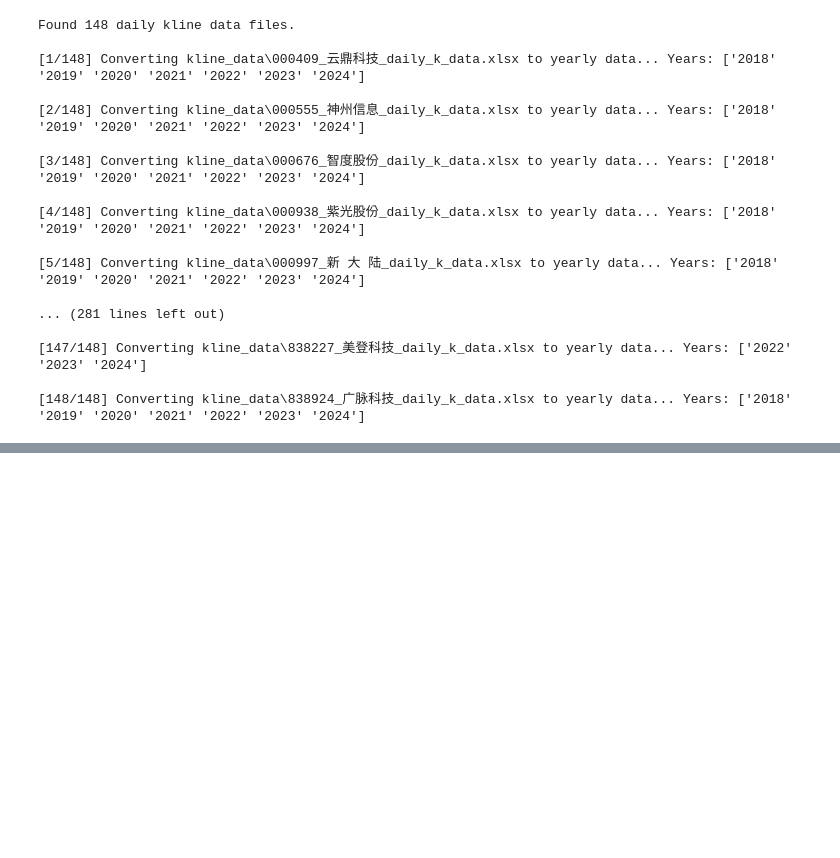
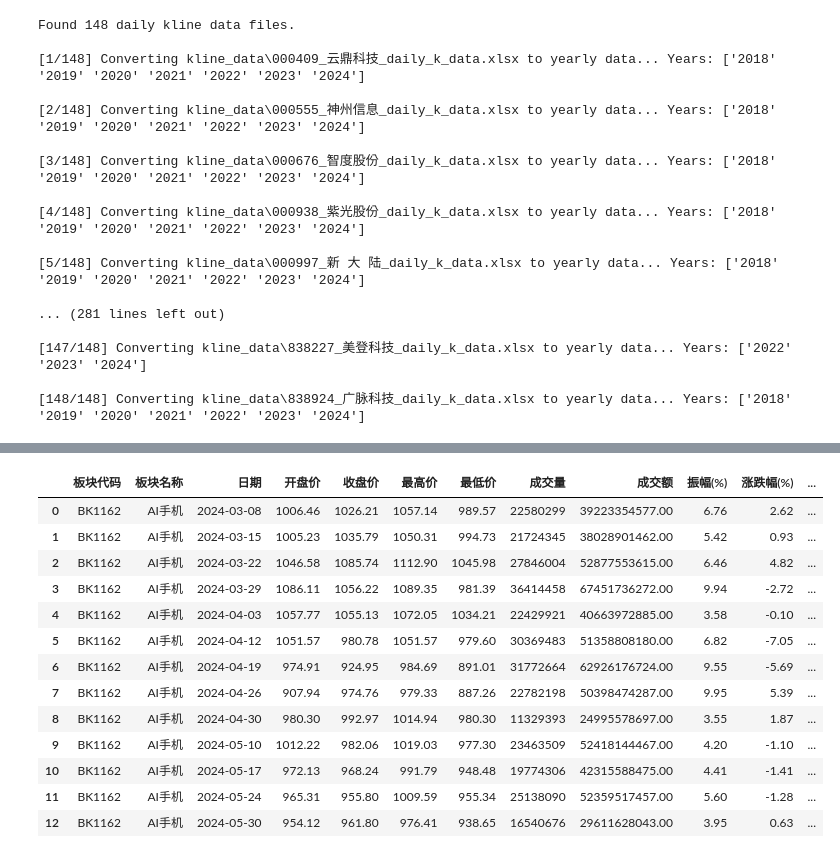
Before and after one commit to R3c0ger/crawling-analysis-and-modeling-of-stock-data, a Jupyter notebook: stock_crawler.ipynb, the cells around one changed output, grey strips where cells are left out. Drawn from its saved outputs; the diff is of its cells as text; code cells hidden in the pictures; blank space fills up the shorter version.

Commit message:
feat: add fetch_category_weekly_k_data

```diff
--- a/stock_crawler.ipynb
+++ b/stock_crawler.ipynb
@@ -291,0 +292,67 @@ Found 148 daily kline data files.
+# %%
+def fetch_category_weekly_k_data(
+        category_code,
+        start_date='2018-01-01',
+        end_date=None,
+        fq=1):
+    """
+    获取指定行业/概念/地域板块的周K线数据。
+    :param category_code: 行业/概念/地域板块代码，如'0447'（互联网服务）、'0918'（特高压）
+    :param start_date: 开始日期，字符串格式，默认为'2018-01-01'
+    :param end_date: 结束日期，字符串格式，默认为当前日期
+    :param fq: 复权类型，1为前复权，2为后复权，默认为1
+    :return: 包含周K线数据的DataFrame
+    """
+    start_date = datetime.strptime(start_date, "%Y-%m-%d").strftime("%Y%m%d")
+    if end_date is None:  # 如果未指定结束日期，则默认为今天
+        end_date = datetime.now().strftime('%Y%m%d')
+    print(f"Fetching data from {start_date} to {end_date} for category {category_code}...")
+
+    # 所需字段
+    columns = [
+        '板块代码', '板块名称', '日期', '开盘价', '收盘价', '最高价', '最低价',
+        '成交量', '成交额', '振幅(%)', '涨跌幅(%)', '涨跌额', '换手率(%)',
+    ]
+
+    # 请求API获取部分数据
+    base_url = "https://push2his.eastmoney.com/api/qt/stock/kline/get?"
+    # secid字段：90.代表板块，.后面跟随板块代码
+    secid_fields1 = f"secid=90.BK{category_code}&fields1=f1,f2,f3,f4,f5,f6&"
+    # fields2字段：f51: 日期；f52: 开盘价；f53: 收盘价；f54: 最高价；f55: 最低价；
+    #   f56: 成交量；f57: 成交额；f58: 振幅；f59: 涨跌幅；f60: 涨跌额；f61: 换手率；
+    fields2 = "fields2=f51,f52,f53,f54,f55,f56,f57,f58,f59,f60,f61&"
+    klt_fqt_beg_end = f"klt=102&fqt={fq}&beg={start_date}&end={end_date}"  # 周K，klt=102
+    url_api = base_url + secid_fields1 + fields2 + klt_fqt_beg_end
+    print(f"Fetching from URL: {url_api}")
+    response = requests.get(url_api)
+    response.raise_for_status()
+    data = response.json()
+
+    # 从API返回的数据中提取部分所需字段
+    try:
+        klines_data = data['data']['klines']
+    except Exception as e:
+        print(f"Error: {e}\nPlease check category code or any other parameters.")
+        return None
+    # print(klines_data)
+    category_code = data['data']['code']
+    category_name = data['data']['name']
+    klines_table = []
+    for kline in klines_data:
+        kline = kline.split(',')
+        kline = [category_code, category_name] + kline
+        klines_table.append(kline)
+    # print(klines_table[:5])
+    klines_table = pd.DataFrame(klines_table, columns=columns)
+
+    # 保存数据到excel文件
+    try:
+        klines_table.to_excel(f"{category_code}_{category_name}_weekly_k_data.xlsx", index=False)
+        print(f"Data saved to {category_code}_{category_name}_weekly_k_data.xlsx successfully.\n")
+    except Exception as e:
+        print(f"Error: {e}\nPlease check if the file is open and close it before running the script again.")
+    return klines_table
+
+
+fetch_category_weekly_k_data('1162')
+# %% [output]
@@ -291,0 +362,14 @@ Found 148 daily kline data files.
+|  | 板块代码 | 板块名称 | 日期 | 开盘价 | 收盘价 | 最高价 | 最低价 | 成交量 | 成交额 | 振幅(%) | 涨跌幅(%) | ... |
+| 0 | BK1162 | AI手机 | 2024-03-08 | 1006.46 | 1026.21 | 1057.14 | 989.57 | 22580299 | 39223354577.00 | 6.76 | 2.62 | ... |
+| 1 | BK1162 | AI手机 | 2024-03-15 | 1005.23 | 1035.79 | 1050.31 | 994.73 | 21724345 | 38028901462.00 | 5.42 | 0.93 | ... |
+| 2 | BK1162 | AI手机 | 2024-03-22 | 1046.58 | 1085.74 | 1112.90 | 1045.98 | 27846004 | 52877553615.00 | 6.46 | 4.82 | ... |
+| 3 | BK1162 | AI手机 | 2024-03-29 | 1086.11 | 1056.22 | 1089.35 | 981.39 | 36414458 | 67451736272.00 | 9.94 | -2.72 | ... |
+| 4 | BK1162 | AI手机 | 2024-04-03 | 1057.77 | 1055.13 | 1072.05 | 1034.21 | 22429921 | 40663972885.00 | 3.58 | -0.10 | ... |
+| 5 | BK1162 | AI手机 | 2024-04-12 | 1051.57 | 980.78 | 1051.57 | 979.60 | 30369483 | 51358808180.00 | 6.82 | -7.05 | ... |
+| 6 | BK1162 | AI手机 | 2024-04-19 | 974.91 | 924.95 | 984.69 | 891.01 | 31772664 | 62926176724.00 | 9.55 | -5.69 | ... |
+| 7 | BK1162 | AI手机 | 2024-04-26 | 907.94 | 974.76 | 979.33 | 887.26 | 22782198 | 50398474287.00 | 9.95 | 5.39 | ... |
+| 8 | BK1162 | AI手机 | 2024-04-30 | 980.30 | 992.97 | 1014.94 | 980.30 | 11329393 | 24995578697.00 | 3.55 | 1.87 | ... |
+| 9 | BK1162 | AI手机 | 2024-05-10 | 1012.22 | 982.06 | 1019.03 | 977.30 | 23463509 | 52418144467.00 | 4.20 | -1.10 | ... |
+| 10 | BK1162 | AI手机 | 2024-05-17 | 972.13 | 968.24 | 991.79 | 948.48 | 19774306 | 42315588475.00 | 4.41 | -1.41 | ... |
+| 11 | BK1162 | AI手机 | 2024-05-24 | 965.31 | 955.80 | 1009.59 | 955.34 | 25138090 | 52359517457.00 | 5.60 | -1.28 | ... |
+| 12 | BK1162 | AI手机 | 2024-05-30 | 954.12 | 961.80 | 976.41 | 938.65 | 16540676 | 29611628043.00 | 3.95 | 0.63 | ... |
```
Also changed, not shown: parts of 2 cells of this notebook, 1 other file.
